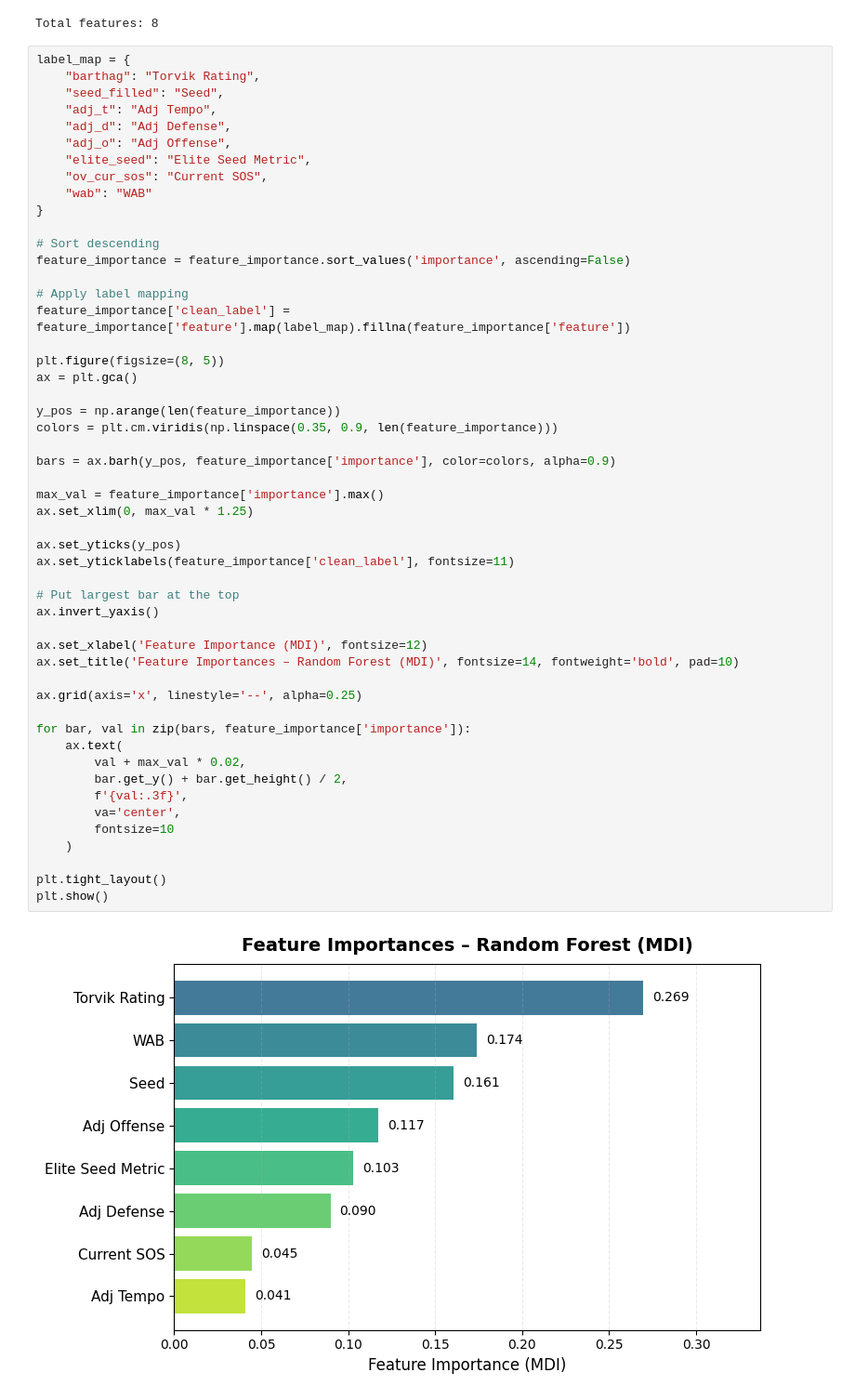
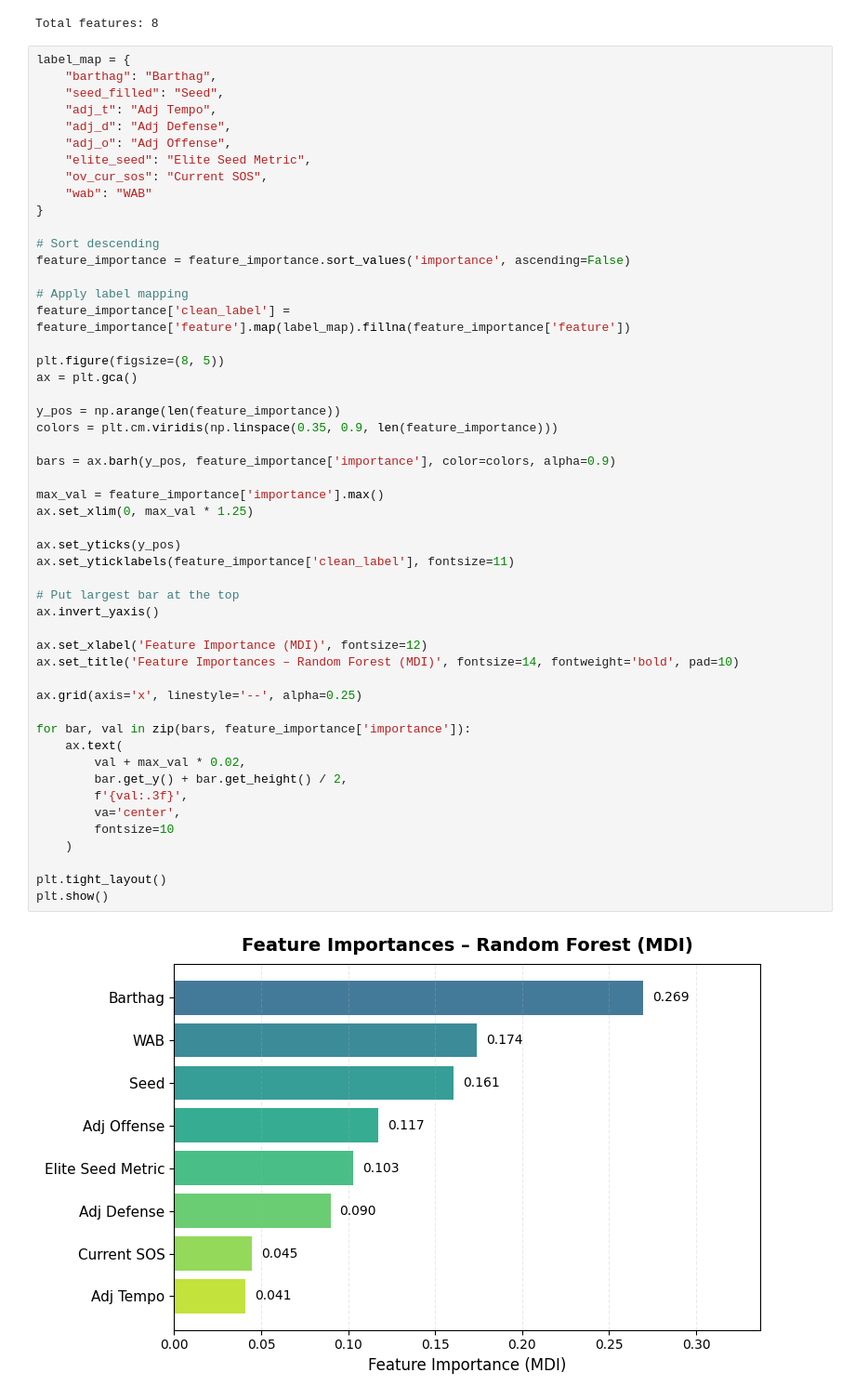
Before and after one commit to connork116/Final-Four-Predictor, a Jupyter notebook: notebooks/Random_Forest.ipynb, the cells around one changed output. Shown at 93% size. Cells and saved outputs as stored; diff of their text form.

Commit message:
cleaned up more visuals

```diff
--- a/notebooks/Random_Forest.ipynb
+++ b/notebooks/Random_Forest.ipynb
@@ -387,7 +387,7 @@ FEATURE IMPORTANCE
 Total features: 8
 # %%
 label_map = {
-    "barthag": "Torvik Rating",
+    "barthag": "Barthag",
     "seed_filled": "Seed",
     "adj_t": "Adj Tempo",
     "adj_d": "Adj Defense",
@@ -410,31 +410,31 @@ y_pos = np.arange(len(feature_importance))
 colors = plt.cm.viridis(np.linspace(0.35, 0.9, len(feature_importance)))
 
 bars = ax.barh(y_pos, feature_importance['importance'], color=colors, alpha=0.9)
 
 max_val = feature_importance['importance'].max()
 ax.set_xlim(0, max_val * 1.25)
 
 ax.set_yticks(y_pos)
 ax.set_yticklabels(feature_importance['clean_label'], fontsize=11)
 
 # Put largest bar at the top
 ax.invert_yaxis()
 
 ax.set_xlabel('Feature Importance (MDI)', fontsize=12)
 ax.set_title('Feature Importances – Random Forest (MDI)', fontsize=14, fontweight='bold', pad=10)
 
 ax.grid(axis='x', linestyle='--', alpha=0.25)
 
 for bar, val in zip(bars, feature_importance['importance']):
     ax.text(
         val + max_val * 0.02,
         bar.get_y() + bar.get_height() / 2,
         f'{val:.3f}',
         va='center',
         fontsize=10
     )
 
 plt.tight_layout()
 plt.show()
 # %% [output]
-[figure, old version]
+[figure, new version]
```
Also changed, not shown: 1 other file.
